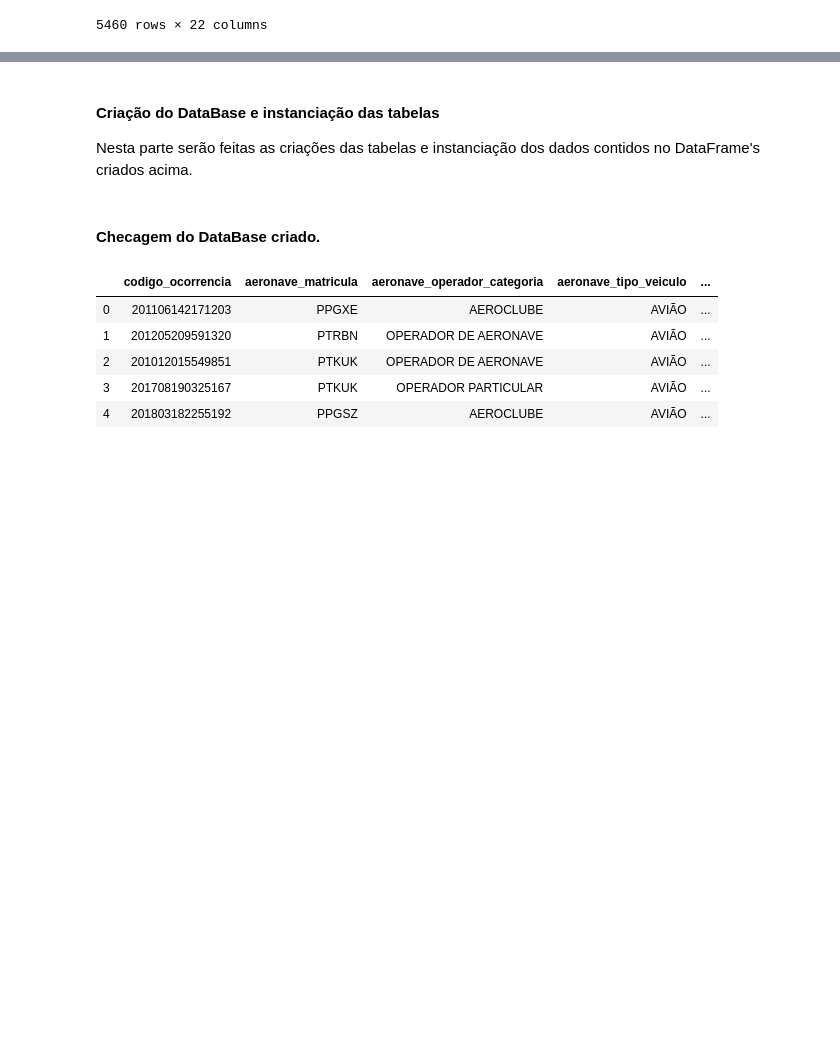
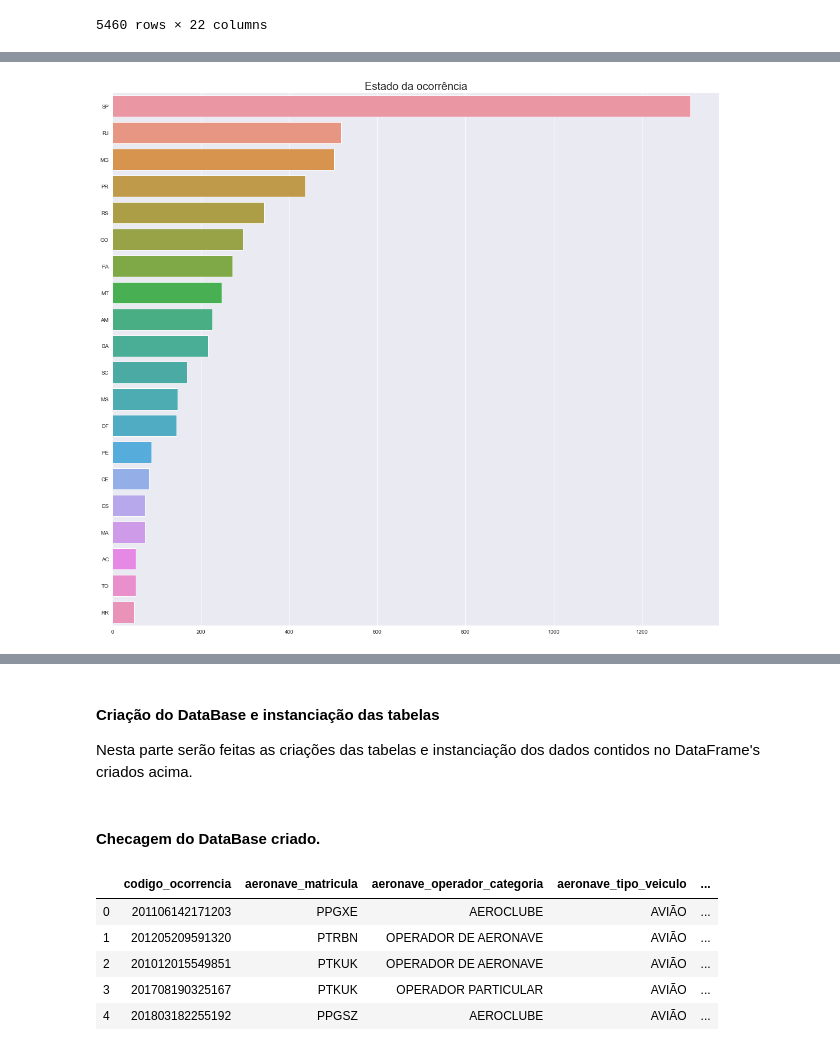
Before and after one commit to otavio-silva/IBD-TP2, a Jupyter notebook: code/TrabalhoPratico02.ipynb, the cells around one changed output, grey strips where cells are left out. Drawn from its saved outputs; the diff is of its cells as text; code cells hidden in the pictures; blank space fills up the shorter version.

```diff
--- a/code/TrabalhoPratico02.ipynb
+++ b/code/TrabalhoPratico02.ipynb
@@ -130,0 +150,9 @@ oco
+# %%
+s, n = np.unique(oco["ocorrencia_uf"].to_numpy(), return_counts=True)
+indices = np.flip(np.argsort(n))
+_, axis = pyplot.subplots(figsize=(20, 18))
+seaborn.barplot(x=n[indices][:20], y=s[indices][:20], orient='h')
+axis.set_title("Estado da ocorrência", fontsize=20)
+pyplot.show()
+# %% [output]
+[figure, added]
```
Also changed, not shown: parts of 14 cells of this notebook, 1 other file.
